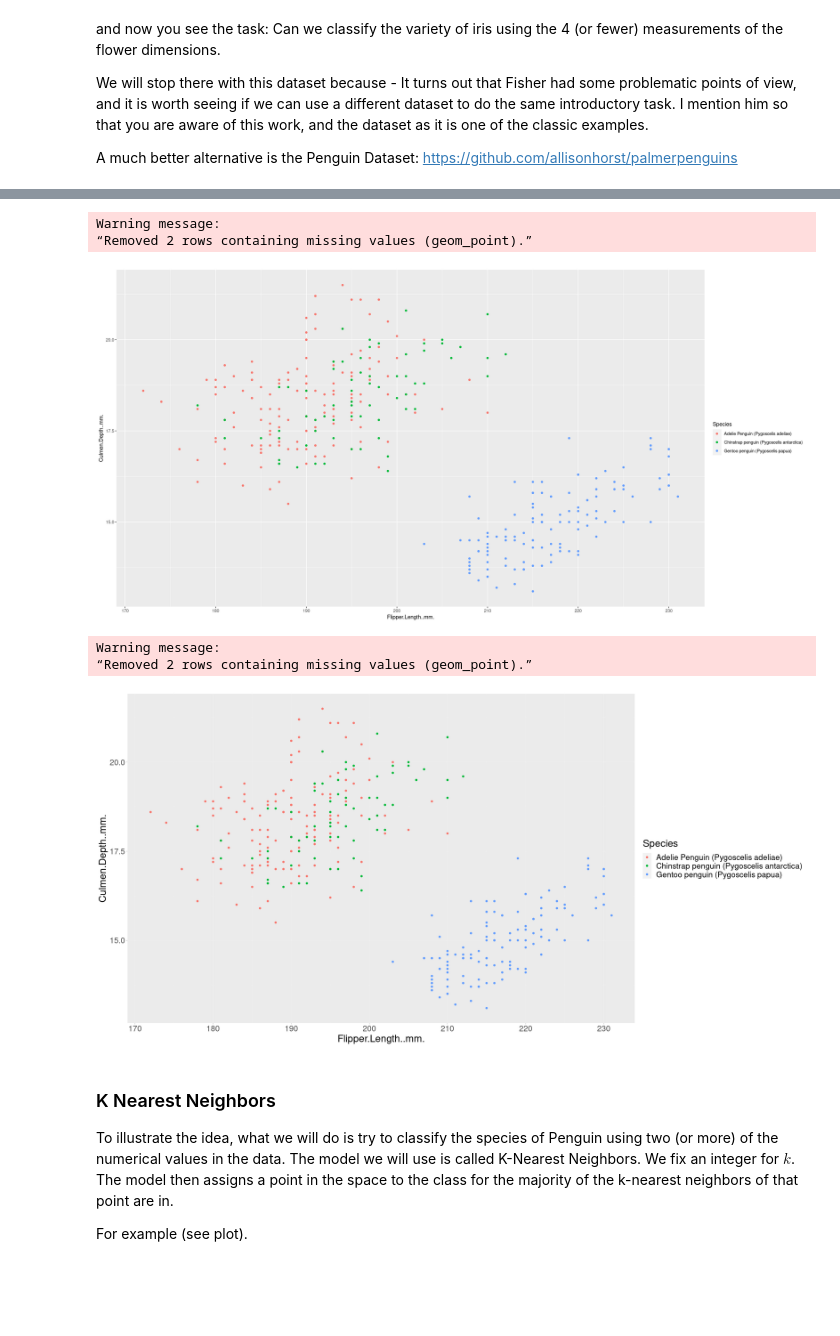
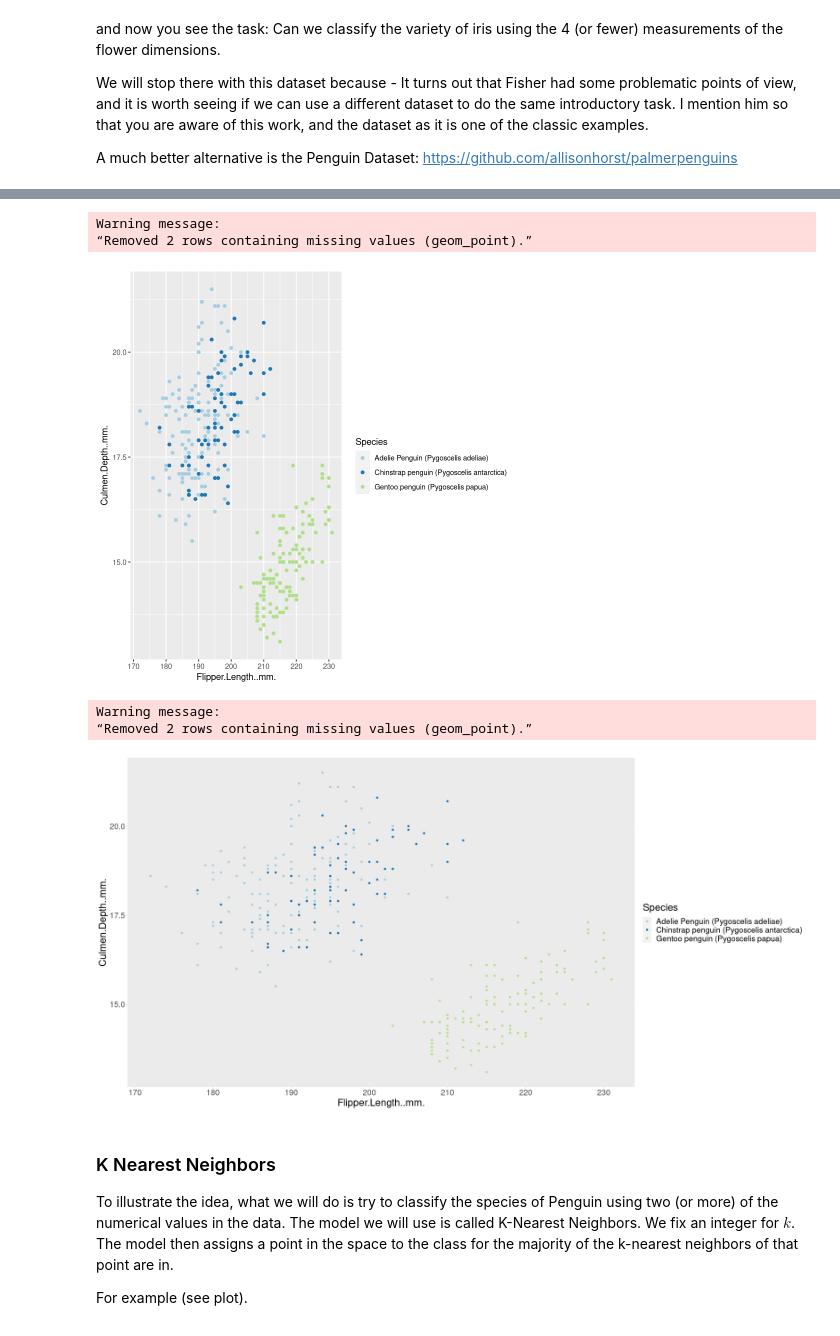
Before and after one commit to virgilpierce/MATH_795, a Jupyter notebook: Week 1.ipynb, the cells around one changed output, grey strips where cells are left out. Drawn from its saved outputs; the diff is of its cells as text; code cells hidden in the pictures; blank space fills up the shorter version.

```diff
--- a/Week 1.ipynb
+++ b/Week 1.ipynb
@@ -77,21 +105,23 @@ A data.frame: 6 × 17
 | 5 | PAL0708 | 5 | Adelie Penguin (Pygoscelis adeliae) | Anvers | Torgersen | Adult, 1 Egg Stage | N3A1 | Yes | ... |
 | 6 | PAL0708 | 6 | Adelie Penguin (Pygoscelis adeliae) | Anvers | Torgersen | Adult, 1 Egg Stage | N3A2 | Yes | ... |
 # %%
-ggplot(data = penguins, aes(x=Flipper.Length..mm., y=Culmen.Depth..mm., col=Species))+geom_point()
+ggplot(data = penguins, aes(x=Flipper.Length..mm., y=Culmen.Depth..mm., col=Species))+geom_point()+
+scale_color_brewer(palette = "Paired")
 # %% [output]
 Warning message:
 “Removed 2 rows containing missing values (geom_point).”
-[figure, old version]
+[figure, new version]
 # %%
 library(repr)
 # %%
 options(repr.plot.width = 20, repr.plot.height = 10)
 ggplot(data = penguins, aes(x=Flipper.Length..mm., y=Culmen.Depth..mm., col=Species))+geom_point() +
-  theme(text = element_text(size = 20), element_line(size = 0.1))
+  theme(text = element_text(size = 20), element_line(size = 0.1))+
+scale_color_brewer(palette = "Paired")
 # %% [output]
 Warning message:
 “Removed 2 rows containing missing values (geom_point).”
-[figure, old version]
+[figure, new version]
 # %% [markdown]
 ### K Nearest Neighbors
 
```
Also changed, not shown: parts of 12 cells of this notebook.
